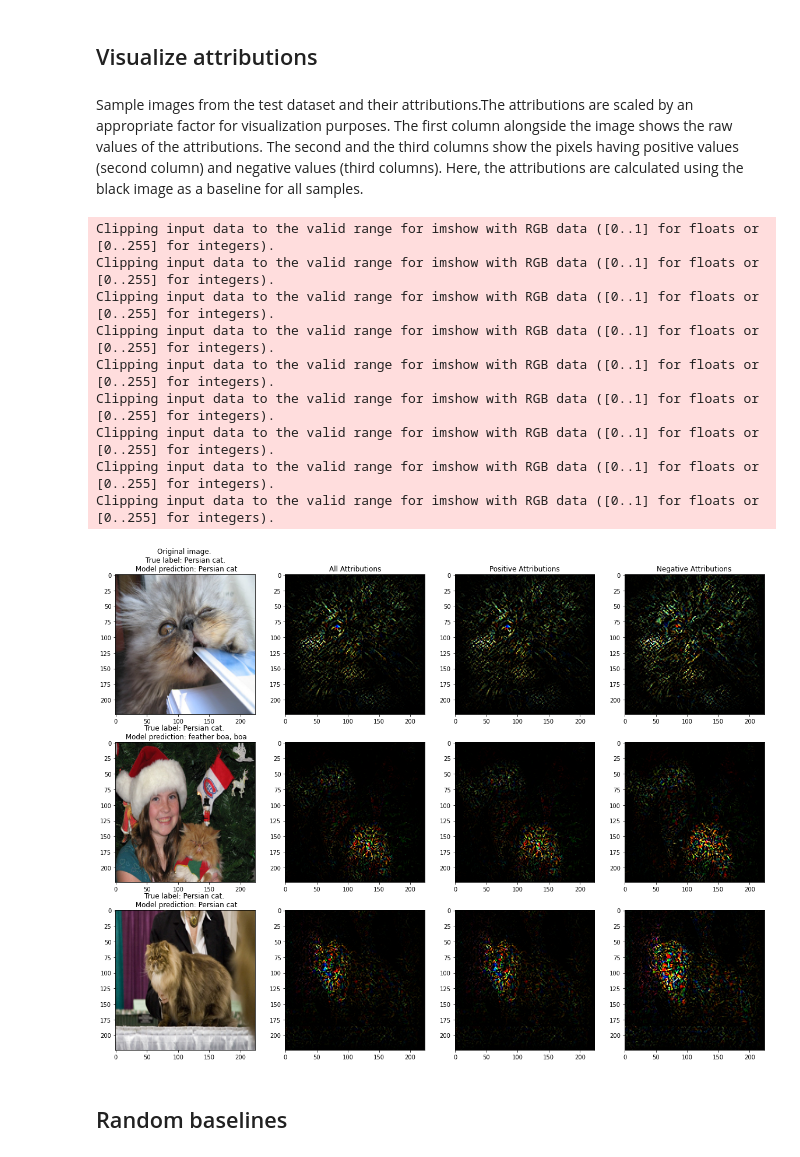
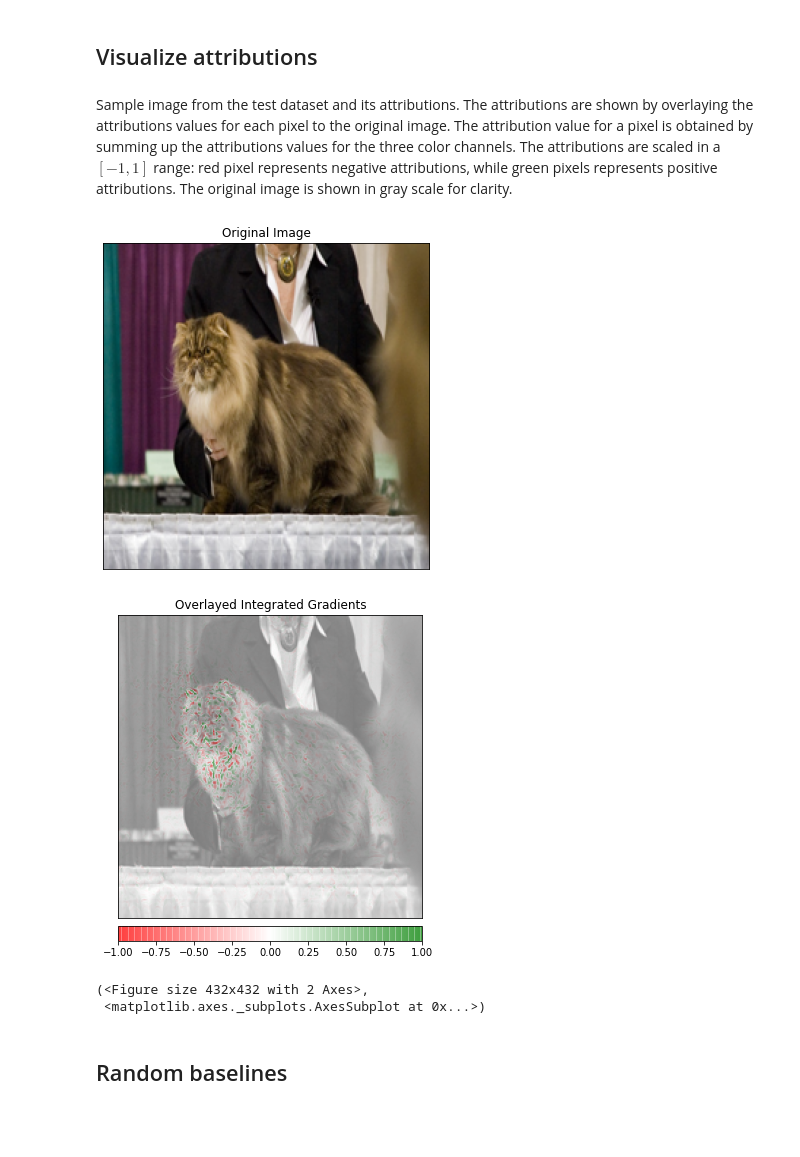
Before and after one commit to SeldonIO/alibi, a Jupyter notebook: examples/integrated_gradients_imagenet.ipynb, the cells around one changed output. Cells and saved outputs as stored; diff of their text form; code cells hidden in the pictures; blank space fills up the shorter version.

```diff
--- a/examples/integrated_gradients_imagenet.ipynb
+++ b/examples/integrated_gradients_imagenet.ipynb
@@ -118,7 +52,7 @@ The IntegratedGradients class implements the integrated gradients features attri
 In the first example, the baselines (i. e. the starting points of the gradients' integral) are black images (all pixel's values are set to zero). This means that black areas of the image will always have zero attributions. In the second example we consider random uniform noise baselines.
 The path integral is defined as a straight line from the baseline to the input image. The path is approximated by choosing 50 discrete steps according to the Gauss-Legendre method.
 # %%
-n_steps = 50
+n_steps = 10
 method = "gausslegendre"
 return_convergence_delta = True
 return_predictions = False
@@ -136,5 +70,3 @@ explanation = ig.explain(data,
 attrs = explanation.data['attributions']
 # %% [markdown]
 ## Visualize attributions
-# %% [markdown]
-Sample images from the test dataset and their attributions.The attributions are scaled by an appropriate factor for visualization purposes. The first column alongside the image shows the raw values of the attributions. The second and the third columns show the pixels having positive values (second column) and negative values (third columns). Here, the attributions are calculated using the black image as a baseline for all samples.
@@ -146,16 +73,15 @@ label_idx_to_class_names = {v: k for k, v in class_names_to_label_idx.items()}
-# %%
-plot_attributions(model, data, labels, attrs, label_idx_to_class_names, figsize=(20, 15), magnify_attrs=True)
-# %% [output]
-Clipping input data to the valid range for imshow with RGB data ([0..1] for floats or [0..255] for integers).
-Clipping input data to the valid range for imshow with RGB data ([0..1] for floats or [0..255] for integers).
-Clipping input data to the valid range for imshow with RGB data ([0..1] for floats or [0..255] for integers).
-Clipping input data to the valid range for imshow with RGB data ([0..1] for floats or [0..255] for integers).
-Clipping input data to the valid range for imshow with RGB data ([0..1] for floats or [0..255] for integers).
-Clipping input data to the valid range for imshow with RGB data ([0..1] for floats or [0..255] for integers).
-Clipping input data to the valid range for imshow with RGB data ([0..1] for floats or [0..255] for integers).
-Clipping input data to the valid range for imshow with RGB data ([0..1] for floats or [0..255] for integers).
-Clipping input data to the valid range for imshow with RGB data ([0..1] for floats or [0..255] for integers).
-[figure, removed]
+# %% [markdown]
+Sample image from the test dataset and its attributions. The attributions are shown by overlaying the attributions values for each pixel to the original image. The attribution value for a pixel is obtained by summing up the attributions values for the three color channels. The attributions are scaled in a $[-1, 1]$ range: red pixel represents negative attributions, while green pixels represents positive attributions. The original image is shown in gray scale for clarity.
+# %%
+visualize_image_attr(None, data[i],
+                      method="original_image", title="Original Image")
+visualize_image_attr(attrs[i], data[i], method="blended_heat_map",sign="all",
+                          show_colorbar=True, title="Overlayed Integrated Gradients")
+# %% [output]
+[figure, added]
+[figure, added]
+(<Figure size 432x432 with 2 Axes>,
+ <matplotlib.axes._subplots.AxesSubplot at 0x...>)
 # %% [markdown]
 ## Random baselines
 # %% [markdown]
```
Also changed, not shown: parts of 15 cells of this notebook, 2 other files.
